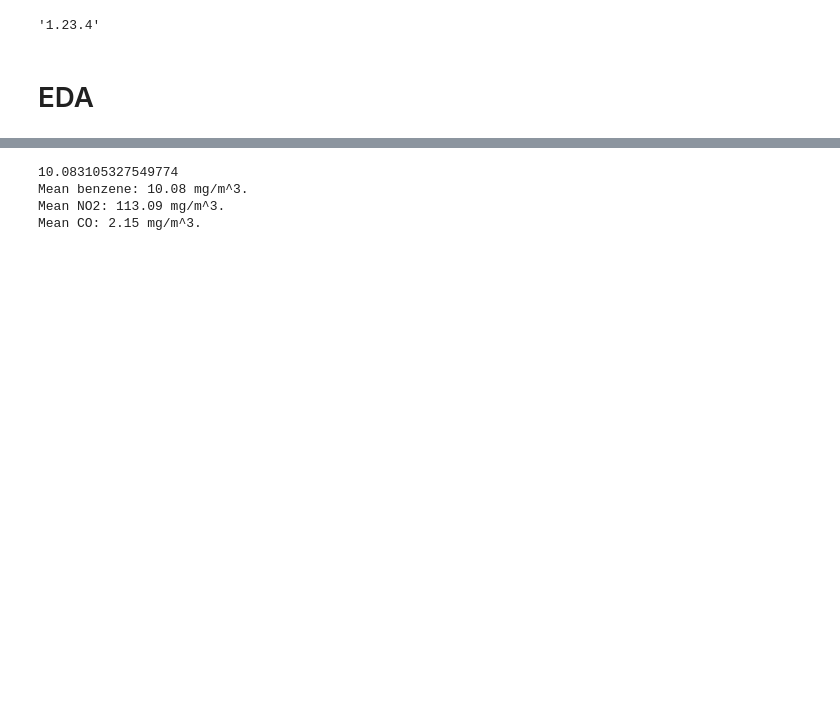
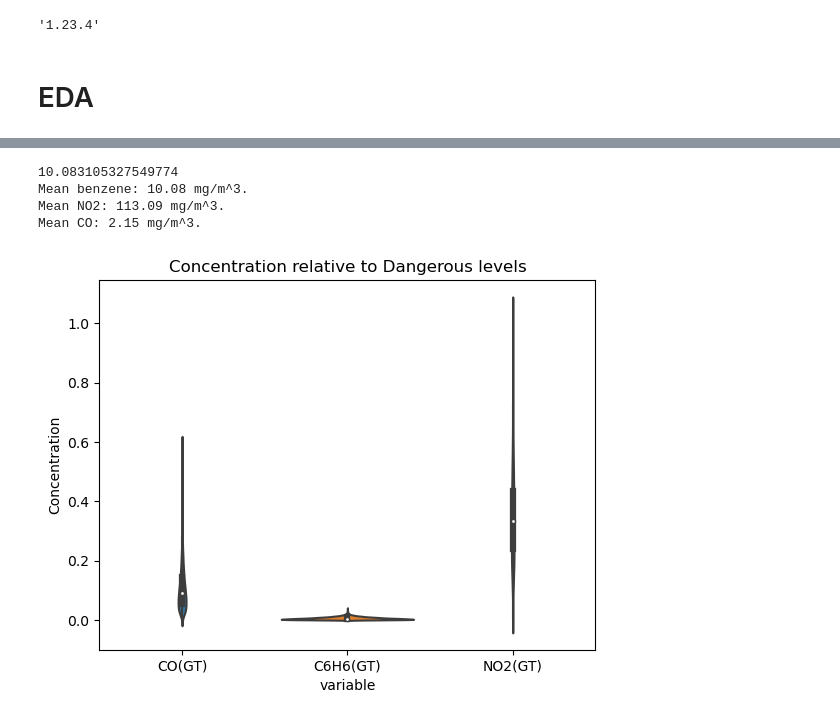
Before and after one commit to ubco-W2022T1-cosc301/project-group38, a Jupyter notebook: notebooks/analysis3.ipynb, the cells around one changed output, grey strips where cells are left out. Drawn from its saved outputs; the diff is of its cells as text; code cells hidden in the pictures; blank space fills up the shorter version.

```diff
--- a/notebooks/analysis3.ipynb
+++ b/notebooks/analysis3.ipynb
@@ -52,10 +51,18 @@ dNonMetal.plot.box(xlabel="limited to y=0 -> y=80 to view CO and C6H6", ylabel="
 # %%
-means = getMeans(dNonMetal)
+dNonMetal = createNonMetaldf(data)
+
+dNonMetalMelt = dNonMetal.melt(id_vars=['Date'], value_vars=['CO(GT)', 'C6H6(GT)', 'NO2(GT)'])
+myVPlot = sns.violinplot(x='variable', y='value', data=dNonMetalMelt)
+myVPlot.set_title("Concentration relative to Dangerous levels")
+myVPlot.set_ylabel("Concentration")
+
+means = getMeans(data)
 print(f"Mean benzene: {round(means[0], 2)} mg/m^3.")
 print(f"Mean NO2: {round(means[1], 2)} mg/m^3.")
 print(f"Mean CO: {round(means[2], 2)} mg/m^3.")
 # %% [output]
 10.083105327549774
 Mean benzene: 10.08 mg/m^3.
 Mean NO2: 113.09 mg/m^3.
 Mean CO: 2.15 mg/m^3.
+[figure, added]
```
Also changed, not shown: parts of 14 cells of this notebook, 1 other file.
